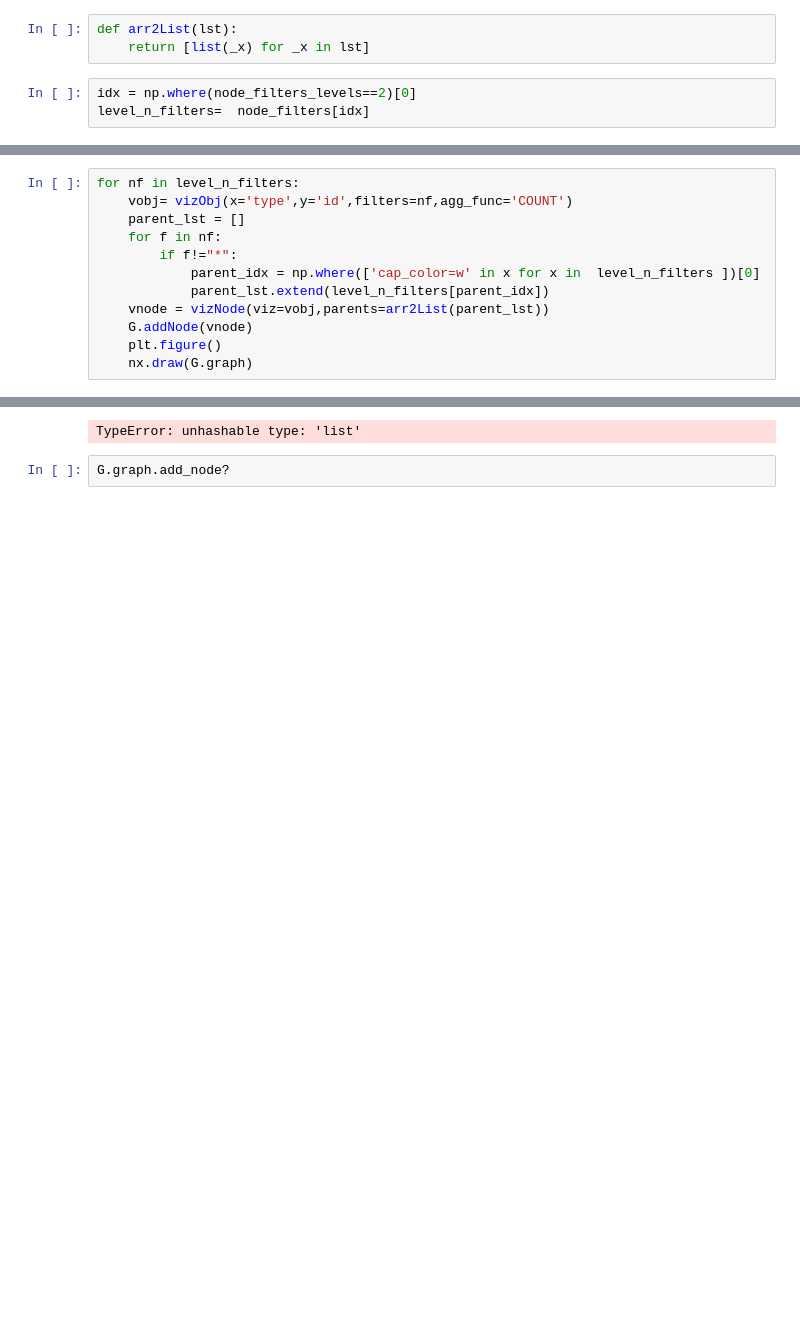
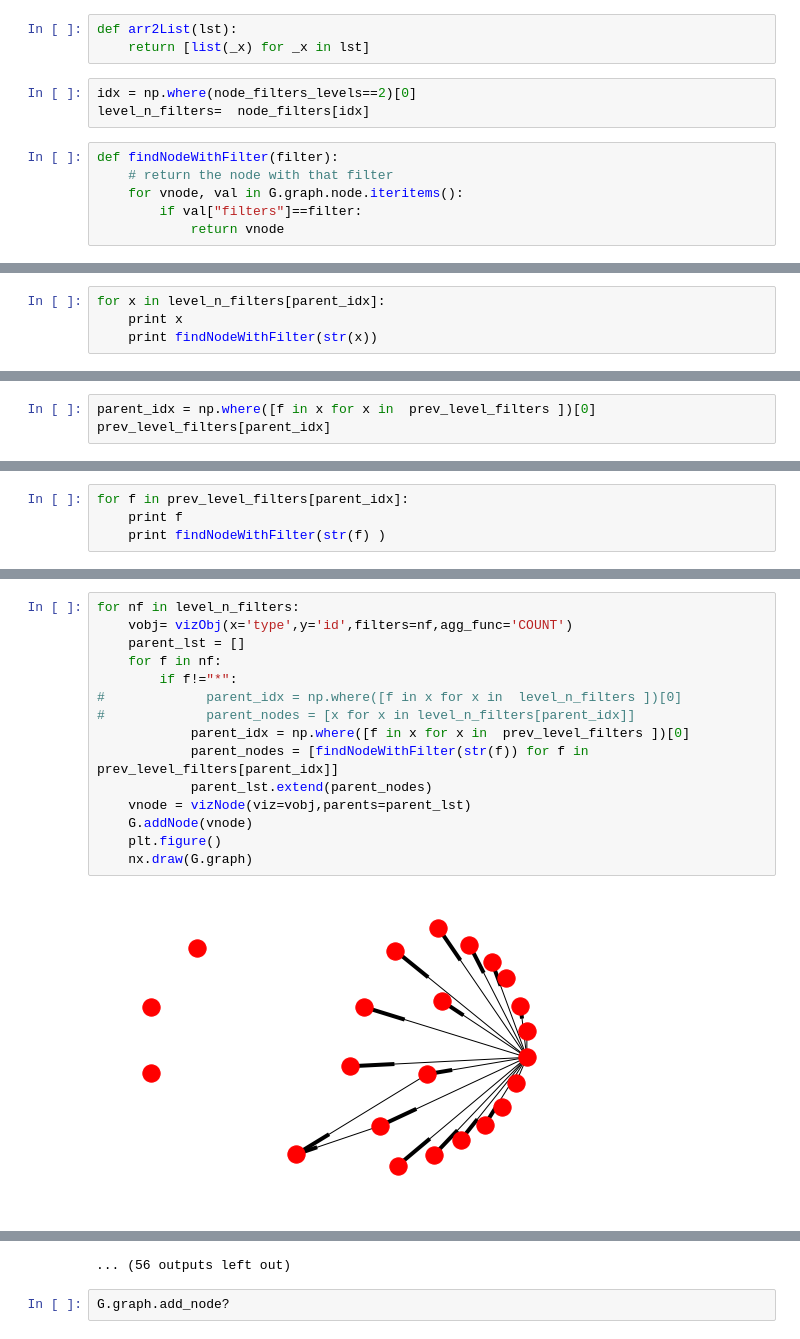
Before and after one commit to dorisjlee/viz-summarization, a Jupyter notebook: ipynb/Naive_lattice_traversal_approach.ipynb, the cells around one changed output, grey strips where cells are left out. Drawn from its saved outputs; the diff is of its cells as text; blank space fills up the shorter version.

Commit message:
second level working a bit

```diff
--- a/ipynb/Naive_lattice_traversal_approach.ipynb
+++ b/ipynb/Naive_lattice_traversal_approach.ipynb
@@ -118,3 +120,9 @@ def arr2List(lst):
 # %%
 idx = np.where(node_filters_levels==2)[0]
 level_n_filters=  node_filters[idx]
+# %%
+def findNodeWithFilter(filter):
+    # return the node with that filter
+    for vnode, val in G.graph.node.iteritems():
+        if val["filters"]==filter:
+            return vnode
@@ -120,0 +153,4 @@ level_n_filters=  node_filters[idx]
+# %%
+for x in level_n_filters[parent_idx]:
+    print x
+    print findNodeWithFilter(str(x))
@@ -120,0 +204,3 @@ level_n_filters=  node_filters[idx]
+# %%
+parent_idx = np.where([f in x for x in  prev_level_filters ])[0]
+prev_level_filters[parent_idx]
@@ -120,0 +226,4 @@ level_n_filters=  node_filters[idx]
+# %%
+for f in prev_level_filters[parent_idx]:
+    print f
+    print findNodeWithFilter(str(f) )
@@ -121,13 +238,17 @@ level_n_filters=  node_filters[idx]
 # %%
 for nf in level_n_filters:
     vobj= vizObj(x='type',y='id',filters=nf,agg_func='COUNT')
     parent_lst = []
     for f in nf:
         if f!="*":
-            parent_idx = np.where(['cap_color=w' in x for x in  level_n_filters ])[0]
-            parent_lst.extend(level_n_filters[parent_idx])
-    vnode = vizNode(viz=vobj,parents=arr2List(parent_lst))
+#             parent_idx = np.where([f in x for x in  level_n_filters ])[0]
+#             parent_nodes = [x for x in level_n_filters[parent_idx]]
+            parent_idx = np.where([f in x for x in  prev_level_filters ])[0]
+            parent_nodes = [findNodeWithFilter(str(f)) for f in prev_level_filters[parent_idx]]
+            parent_lst.extend(parent_nodes)
+    vnode = vizNode(viz=vobj,parents=parent_lst)
     G.addNode(vnode)
     plt.figure()
     nx.draw(G.graph)
 # %% [output]
+[figure, added]
@@ -134,4 +266,4 @@ for nf in level_n_filters:
-TypeError: unhashable type: 'list'
+... (56 outputs left out)
 # %%
 G.graph.add_node?
 # %%
```
Also changed, not shown: parts of 12 cells of this notebook, 1 other file.
